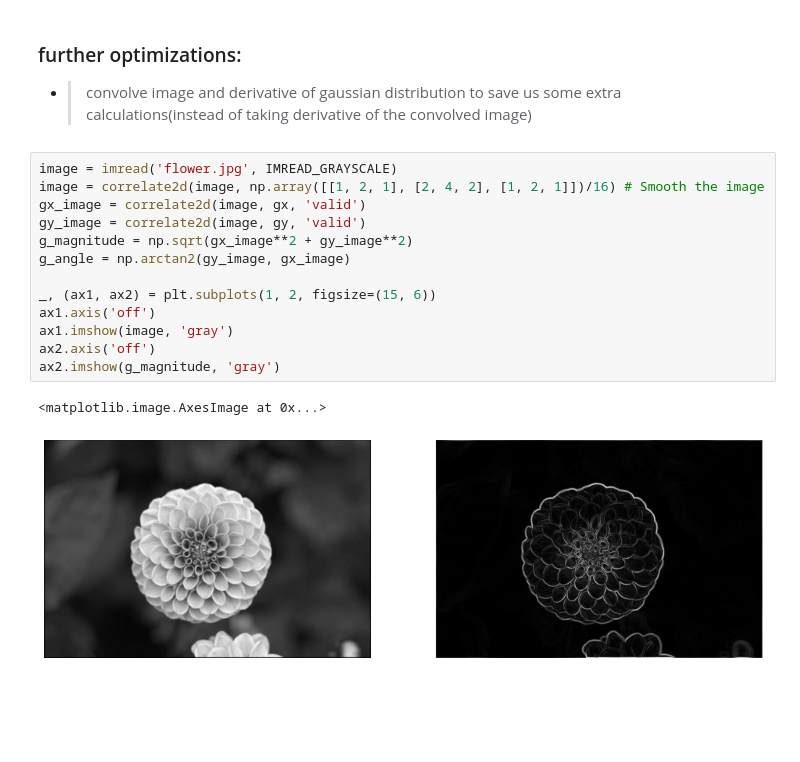
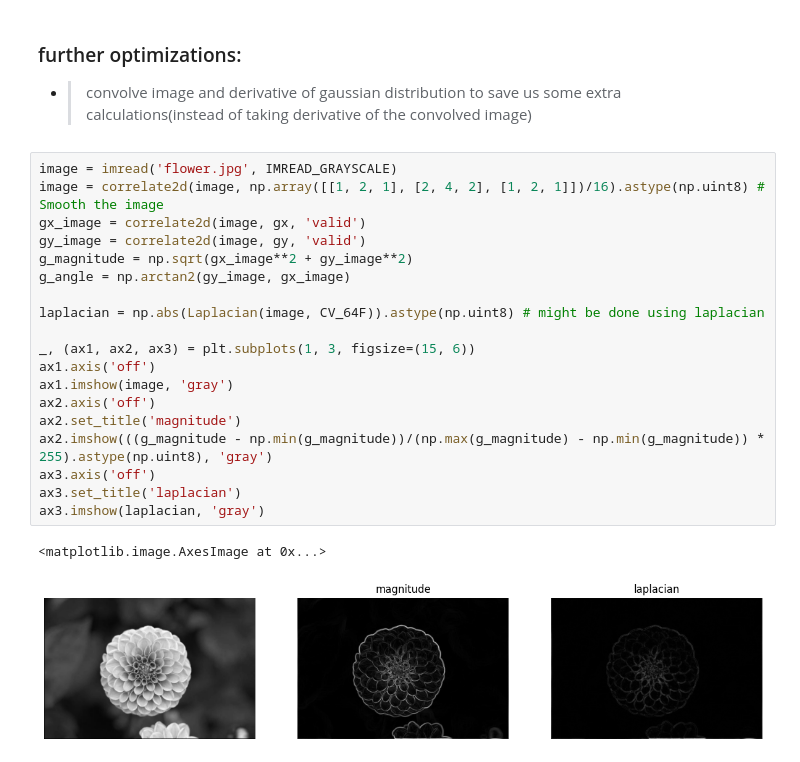
Before and after one commit to York-Citynew/edge_detection, a Jupyter notebook: edge_detection.ipynb, the cells around one changed output. Saved outputs shown, nothing was run; the diff lists cells and outputs as text; blank space fills up the shorter version.

```diff
--- a/edge_detection.ipynb
+++ b/edge_detection.ipynb
@@ -64,20 +64,26 @@ plt.show()
 - > convolve image and derivative of gaussian distribution to save us some extra calculations(instead of taking derivative of the convolved image)
 # %%
 image = imread('flower.jpg', IMREAD_GRAYSCALE)
-image = correlate2d(image, np.array([[1, 2, 1], [2, 4, 2], [1, 2, 1]])/16) # Smooth the image
+image = correlate2d(image, np.array([[1, 2, 1], [2, 4, 2], [1, 2, 1]])/16).astype(np.uint8) # Smooth the image
 gx_image = correlate2d(image, gx, 'valid')
 gy_image = correlate2d(image, gy, 'valid')
 g_magnitude = np.sqrt(gx_image**2 + gy_image**2)
 g_angle = np.arctan2(gy_image, gx_image)
 
-_, (ax1, ax2) = plt.subplots(1, 2, figsize=(15, 6))
+laplacian = np.abs(Laplacian(image, CV_64F)).astype(np.uint8) # might be done using laplacian
+
+_, (ax1, ax2, ax3) = plt.subplots(1, 3, figsize=(15, 6))
 ax1.axis('off')
 ax1.imshow(image, 'gray')
 ax2.axis('off')
-ax2.imshow(g_magnitude, 'gray')
+ax2.set_title('magnitude')
+ax2.imshow(((g_magnitude - np.min(g_magnitude))/(np.max(g_magnitude) - np.min(g_magnitude)) * 255).astype(np.uint8), 'gray')
+ax3.axis('off')
+ax3.set_title('laplacian')
+ax3.imshow(laplacian, 'gray')
 # %% [output]
 <matplotlib.image.AxesImage at 0x...>
-[figure, old version]
+[figure, new version]
 # %%
 nms = np.copy(g_magnitude)
 rows, cols = g_magnitude.shape
```
Also changed, not shown: parts of 4 cells of this notebook.
